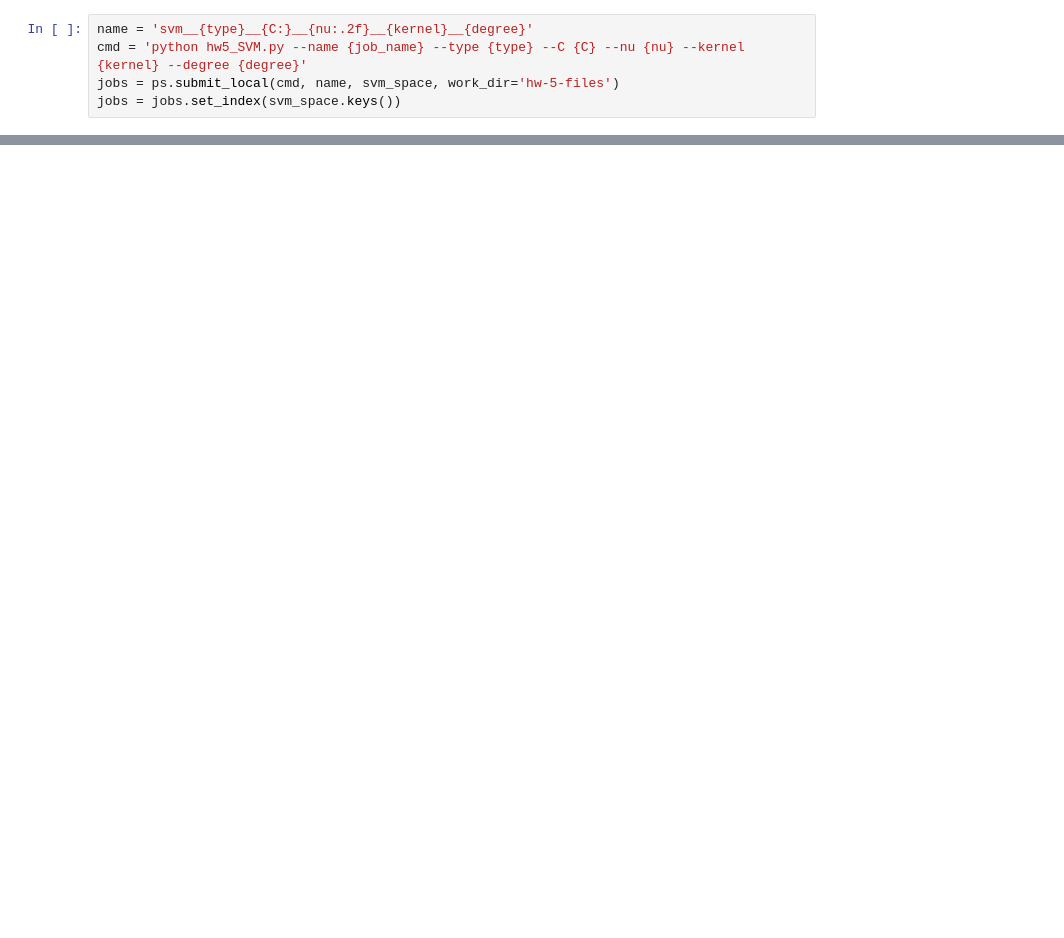
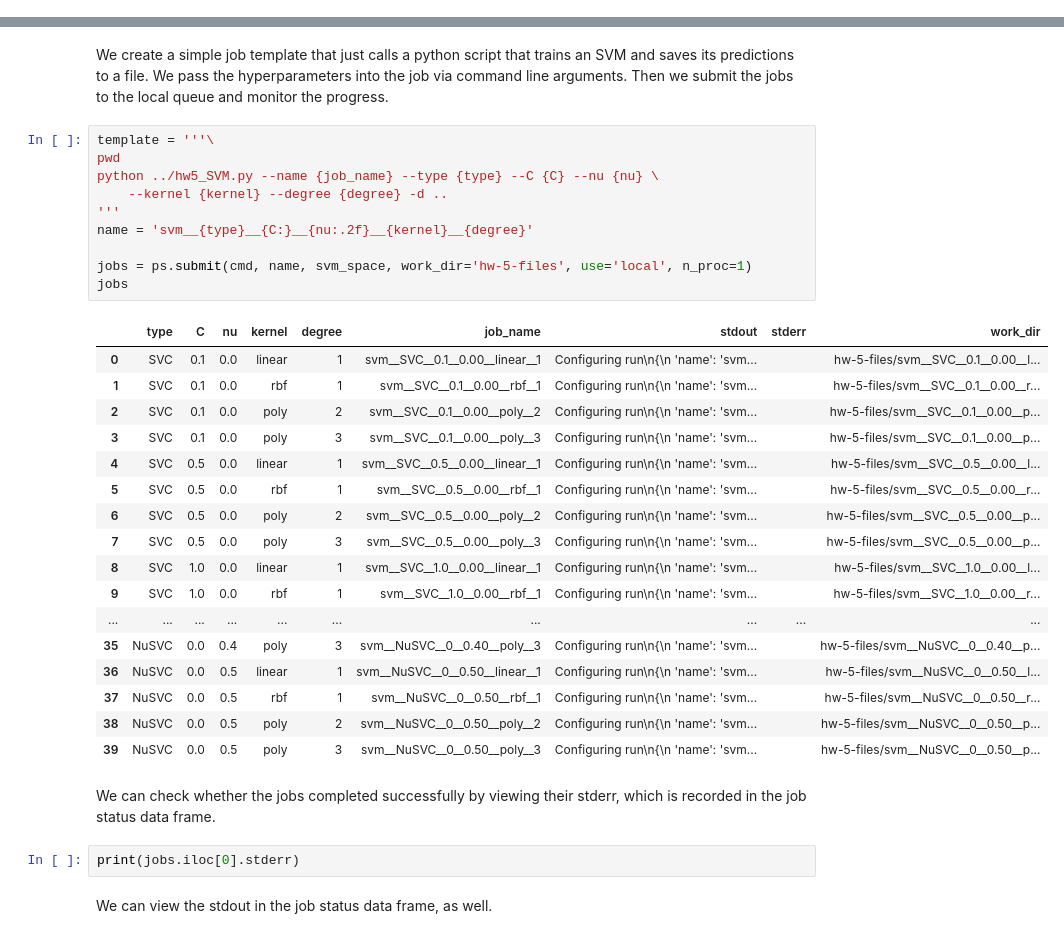
Before and after one commit to mattragoza/ISSP2170, a Jupyter notebook: assignment-5/classification.ipynb, the cells around one changed output, grey strips where cells are left out. Drawn from its saved outputs; the diff is of its cells as text; blank space fills up the shorter version.

```diff
--- a/assignment-5/classification.ipynb
+++ b/assignment-5/classification.ipynb
@@ -46,5 +0,0 @@ Train and evaluate the support vector machines in parallel with multiprocessing.
-# %%
-name = 'svm__{type}__{C:}__{nu:.2f}__{kernel}__{degree}'
-cmd = 'python hw5_SVM.py --name {job_name} --type {type} --C {C} --nu {nu} --kernel {kernel} --degree {degree}'
-jobs = ps.submit_local(cmd, name, svm_space, work_dir='hw-5-files')
-jobs = jobs.set_index(svm_space.keys())
@@ -178,0 +56,36 @@ len(mlp_space)
+# %% [markdown]
+We create a simple job template that just calls a python script that trains an SVM and saves its predictions to a file. We pass the hyperparameters into the job via command line arguments. Then we submit the jobs to the local queue and monitor the progress.
+# %%
+template = '''\
+pwd
+python ../hw5_SVM.py --name {job_name} --type {type} --C {C} --nu {nu} \
+    --kernel {kernel} --degree {degree} -d ..
+'''
+name = 'svm__{type}__{C:}__{nu:.2f}__{kernel}__{degree}'
+
+jobs = ps.submit(cmd, name, svm_space, work_dir='hw-5-files', use='local', n_proc=1)
+jobs
+# %% [output]
+|  | type | C | nu | kernel | degree | job_name | stdout | stderr | work_dir |
+| 0 | SVC | 0.1 | 0.0 | linear | 1 | svm__SVC__0.1__0.00__linear__1 | Configuring run\n{\n 'name': 'svm... |  | hw-5-files/svm__SVC__0.1__0.00__l... |
+| 1 | SVC | 0.1 | 0.0 | rbf | 1 | svm__SVC__0.1__0.00__rbf__1 | Configuring run\n{\n 'name': 'svm... |  | hw-5-files/svm__SVC__0.1__0.00__r... |
+| 2 | SVC | 0.1 | 0.0 | poly | 2 | svm__SVC__0.1__0.00__poly__2 | Configuring run\n{\n 'name': 'svm... |  | hw-5-files/svm__SVC__0.1__0.00__p... |
+| 3 | SVC | 0.1 | 0.0 | poly | 3 | svm__SVC__0.1__0.00__poly__3 | Configuring run\n{\n 'name': 'svm... |  | hw-5-files/svm__SVC__0.1__0.00__p... |
+| 4 | SVC | 0.5 | 0.0 | linear | 1 | svm__SVC__0.5__0.00__linear__1 | Configuring run\n{\n 'name': 'svm... |  | hw-5-files/svm__SVC__0.5__0.00__l... |
+| 5 | SVC | 0.5 | 0.0 | rbf | 1 | svm__SVC__0.5__0.00__rbf__1 | Configuring run\n{\n 'name': 'svm... |  | hw-5-files/svm__SVC__0.5__0.00__r... |
+| 6 | SVC | 0.5 | 0.0 | poly | 2 | svm__SVC__0.5__0.00__poly__2 | Configuring run\n{\n 'name': 'svm... |  | hw-5-files/svm__SVC__0.5__0.00__p... |
+| 7 | SVC | 0.5 | 0.0 | poly | 3 | svm__SVC__0.5__0.00__poly__3 | Configuring run\n{\n 'name': 'svm... |  | hw-5-files/svm__SVC__0.5__0.00__p... |
+| 8 | SVC | 1.0 | 0.0 | linear | 1 | svm__SVC__1.0__0.00__linear__1 | Configuring run\n{\n 'name': 'svm... |  | hw-5-files/svm__SVC__1.0__0.00__l... |
+| 9 | SVC | 1.0 | 0.0 | rbf | 1 | svm__SVC__1.0__0.00__rbf__1 | Configuring run\n{\n 'name': 'svm... |  | hw-5-files/svm__SVC__1.0__0.00__r... |
+| ... | ... | ... | ... | ... | ... | ... | ... | ... | ... |
+| 35 | NuSVC | 0.0 | 0.4 | poly | 3 | svm__NuSVC__0__0.40__poly__3 | Configuring run\n{\n 'name': 'svm... |  | hw-5-files/svm__NuSVC__0__0.40__p... |
+| 36 | NuSVC | 0.0 | 0.5 | linear | 1 | svm__NuSVC__0__0.50__linear__1 | Configuring run\n{\n 'name': 'svm... |  | hw-5-files/svm__NuSVC__0__0.50__l... |
+| 37 | NuSVC | 0.0 | 0.5 | rbf | 1 | svm__NuSVC__0__0.50__rbf__1 | Configuring run\n{\n 'name': 'svm... |  | hw-5-files/svm__NuSVC__0__0.50__r... |
+| 38 | NuSVC | 0.0 | 0.5 | poly | 2 | svm__NuSVC__0__0.50__poly__2 | Configuring run\n{\n 'name': 'svm... |  | hw-5-files/svm__NuSVC__0__0.50__p... |
+| 39 | NuSVC | 0.0 | 0.5 | poly | 3 | svm__NuSVC__0__0.50__poly__3 | Configuring run\n{\n 'name': 'svm... |  | hw-5-files/svm__NuSVC__0__0.50__p... |
+# %% [markdown]
+We can check whether the jobs completed successfully by viewing their stderr, which is recorded in the job status data frame.
+# %%
+print(jobs.iloc[0].stderr)
+# %% [markdown]
+We can view the stdout in the job status data frame, as well.
```
Also changed, not shown: parts of 38 cells of this notebook.
